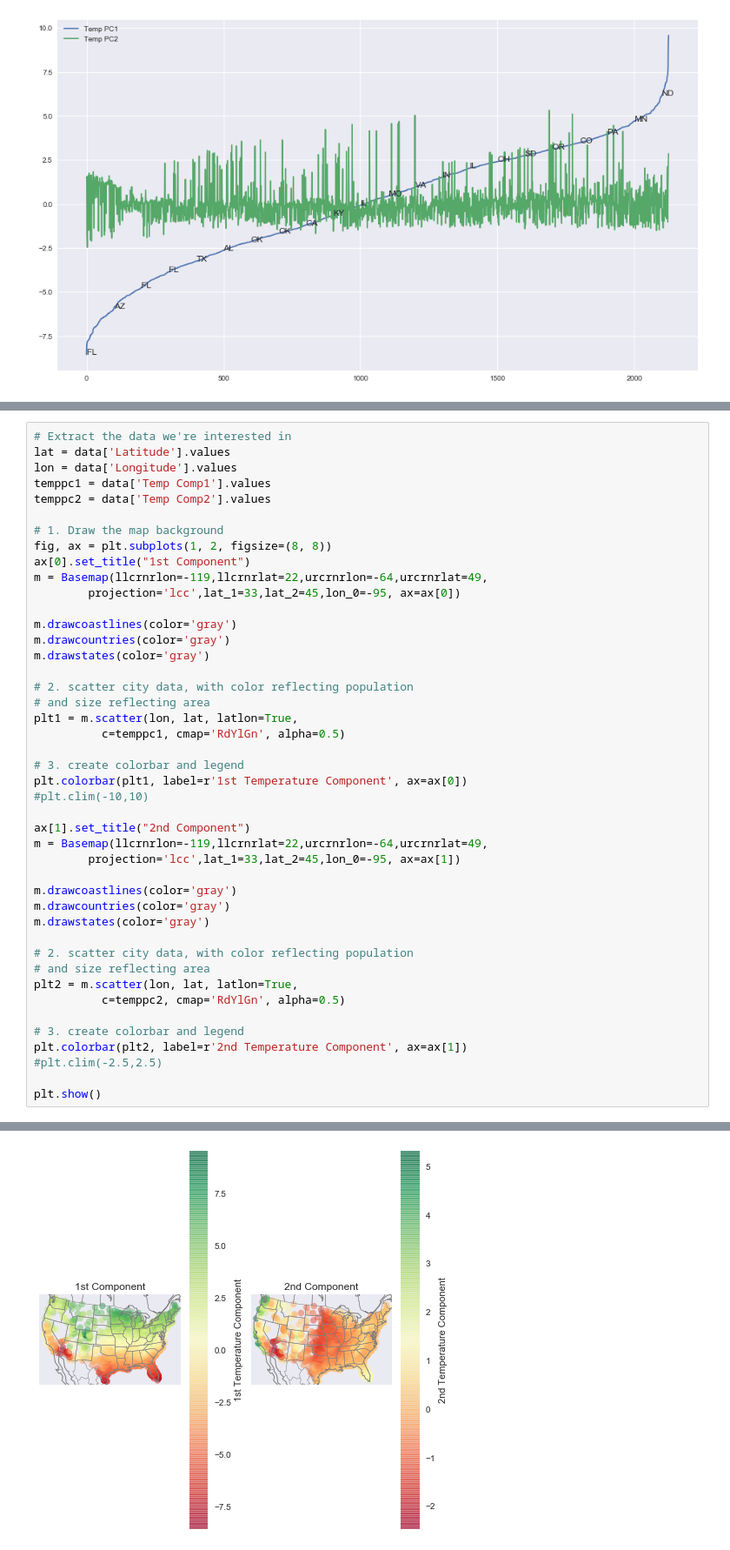
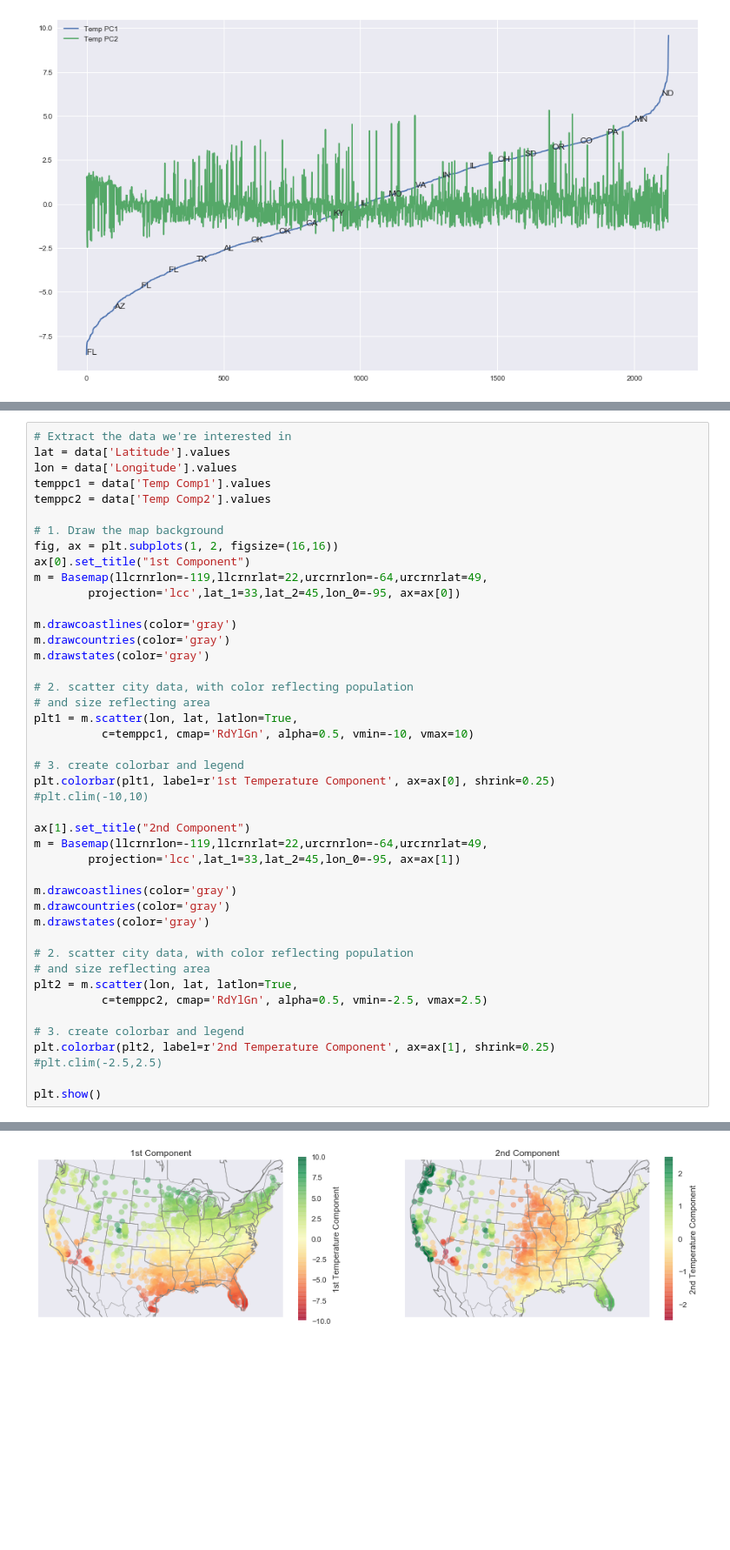
Before and after one commit to johnkmaxi/johnkmaxi.github.io, a Jupyter notebook: notebooks/Variable-Reduction-with-PCA.ipynb, the cells around one changed output, grey strips where cells are left out. Shown at 87% size. Drawn from its saved outputs; the diff is of its cells as text; blank space fills up the shorter version.

```diff
--- a/notebooks/Variable-Reduction-with-PCA.ipynb
+++ b/notebooks/Variable-Reduction-with-PCA.ipynb
@@ -107,7 +140,7 @@ temppc1 = data['Temp Comp1'].values
 temppc2 = data['Temp Comp2'].values
 
 # 1. Draw the map background
-fig, ax = plt.subplots(1, 2, figsize=(8, 8))
+fig, ax = plt.subplots(1, 2, figsize=(16,16))
 ax[0].set_title("1st Component")
 m = Basemap(llcrnrlon=-119,llcrnrlat=22,urcrnrlon=-64,urcrnrlat=49,
         projection='lcc',lat_1=33,lat_2=45,lon_0=-95, ax=ax[0])
@@ -117,35 +150,35 @@ m.drawcountries(color='gray')
 m.drawstates(color='gray')
 
 # 2. scatter city data, with color reflecting population
 # and size reflecting area
 plt1 = m.scatter(lon, lat, latlon=True,
-          c=temppc1, cmap='RdYlGn', alpha=0.5)
+          c=temppc1, cmap='RdYlGn', alpha=0.5, vmin=-10, vmax=10)
 
 # 3. create colorbar and legend
-plt.colorbar(plt1, label=r'1st Temperature Component', ax=ax[0])
+plt.colorbar(plt1, label=r'1st Temperature Component', ax=ax[0], shrink=0.25)
 #plt.clim(-10,10)
 
 ax[1].set_title("2nd Component")
 m = Basemap(llcrnrlon=-119,llcrnrlat=22,urcrnrlon=-64,urcrnrlat=49,
         projection='lcc',lat_1=33,lat_2=45,lon_0=-95, ax=ax[1])
 
 m.drawcoastlines(color='gray')
 m.drawcountries(color='gray')
 m.drawstates(color='gray')
 
 # 2. scatter city data, with color reflecting population
 # and size reflecting area
 plt2 = m.scatter(lon, lat, latlon=True,
-          c=temppc2, cmap='RdYlGn', alpha=0.5)
+          c=temppc2, cmap='RdYlGn', alpha=0.5, vmin=-2.5, vmax=2.5)
 
 # 3. create colorbar and legend
-plt.colorbar(plt2, label=r'2nd Temperature Component', ax=ax[1])
+plt.colorbar(plt2, label=r'2nd Temperature Component', ax=ax[1], shrink=0.25)
 #plt.clim(-2.5,2.5)
 
 plt.show()
 # %% [output]
     for more details.
   ax.hold(b)
     for more details.
   ax.hold(b)
-[figure, old version]
+[figure, new version]
```
Also changed, not shown: parts of 38 cells of this notebook, 7 other files.
